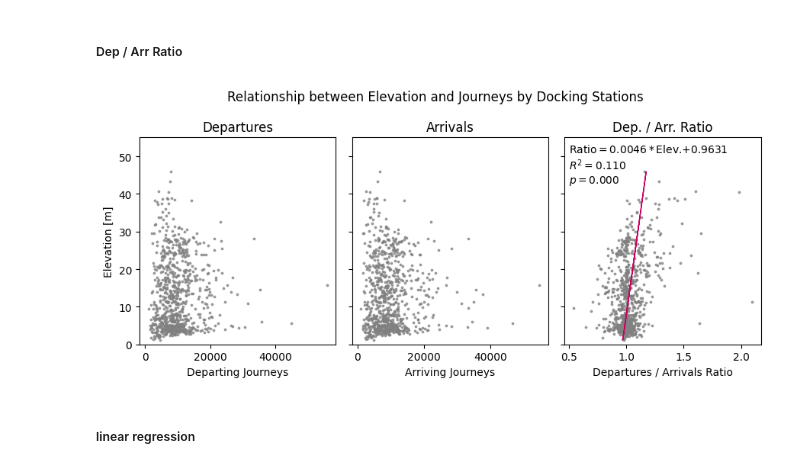
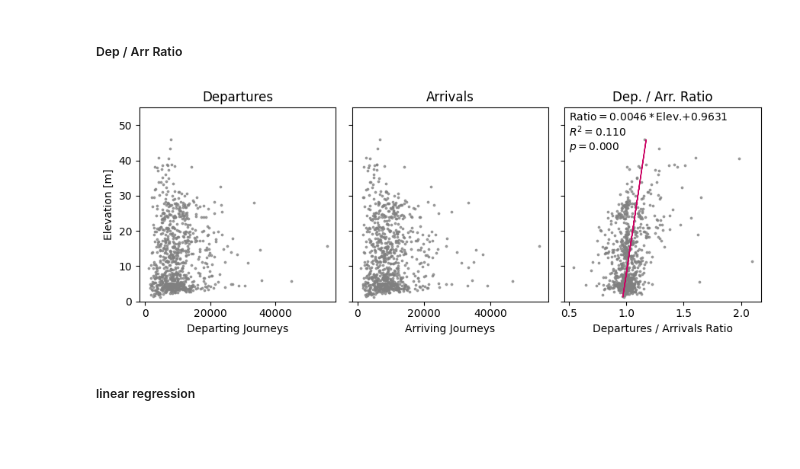
Before and after one commit to sokimura39/QM_Report, a Jupyter notebook: analysis.ipynb, the cells around one changed output. Cells and saved outputs as stored; diff of their text form; code cells hidden in the pictures; blank space fills up the shorter version.

```diff
--- a/analysis.ipynb
+++ b/analysis.ipynb
@@ -303,7 +303,7 @@ msoa_gdf['pop_density'] = msoa_gdf.population / msoa_gdf.msoa_area
 # %%
 # plot map
 
-f, ax = plt.subplots(1, 1, figsize = (9, 4))
+f, ax = plt.subplots(1, 1, figsize = (8, 3))
 
 # plot MSOA
 msoa_gdf.plot(
@@ -329,7 +329,7 @@ buffer = 500
 ax.set_xlim(minx - buffer, maxx + buffer)
 ax.set_ylim(miny - buffer, maxy + buffer)
 
-ax.set_title('Location and Elevation [m] of LCHS Docking Stations')
+# ax.set_title('Location and Elevation [m] of LCHS Docking Stations')
 
 # hide ticks
 ax.set_xticks([])
@@ -374,7 +374,7 @@ slope, intercept, r, p, std_error = scipy.stats.linregress(usage_gdf.height, usa
 
 # make plot
 
-fig, axes = plt.subplots(1,3, figsize = (9, 4), sharey = True)
+fig, axes = plt.subplots(1,3, figsize = (9, 3.5), sharey = True)
 
 dot_color = 'gray'
 
@@ -403,35 +403,35 @@ axes[2].scatter(
     s = 3,
     c = dot_color,
     alpha = 0.7
 )
 
 # set limits
 axes[0].set_ylim(0, 55)
 
 # set ticks
 axes[0].set_xticks([0, 20000, 40000])
 axes[1].set_xticks([0, 20000, 40000])
 
 
 # add regression line
 axes[2].plot(usage_gdf.height * slope + intercept, usage_gdf.height, color = 'xkcd:deep pink', linewidth = 1)
 # annotate R squared value
 axes[2].annotate(f'Ratio$= {slope:.4f} * $Elev.$ + {intercept:.4f} $\n$R^2={r ** 2:.3f}$\n$p = {p:.3f}$', xy = (0.5, 43))
 
 # set labels
 axes[0].set_ylabel('Elevation [m]')
 axes[0].set_xlabel('Departing Journeys')
 axes[0].set_title('Departures')
 axes[1].set_xlabel('Arriving Journeys')
 axes[1].set_title('Arrivals')
 axes[2].set_xlabel('Departures / Arrivals Ratio')
 axes[2].set_title('Dep. / Arr. Ratio')
-plt.suptitle('Relationship between Elevation and Journeys by Docking Stations')
+# plt.suptitle('Relationship between Elevation and Journeys by Docking Stations')
 
 plt.tight_layout()
 plt.savefig(os.path.join(img_path, 'elev_scatter.png'))
 # %% [output]
-[figure, old version]
+[figure, new version]
 # %% [markdown]
 ##### linear regression
 # %%
```
Also changed, not shown: parts of 13 cells of this notebook.
